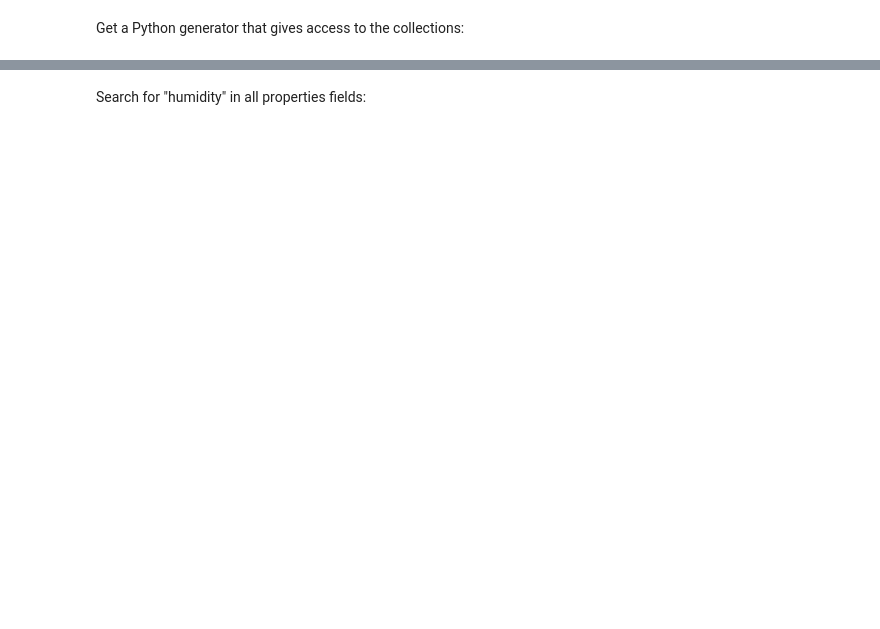
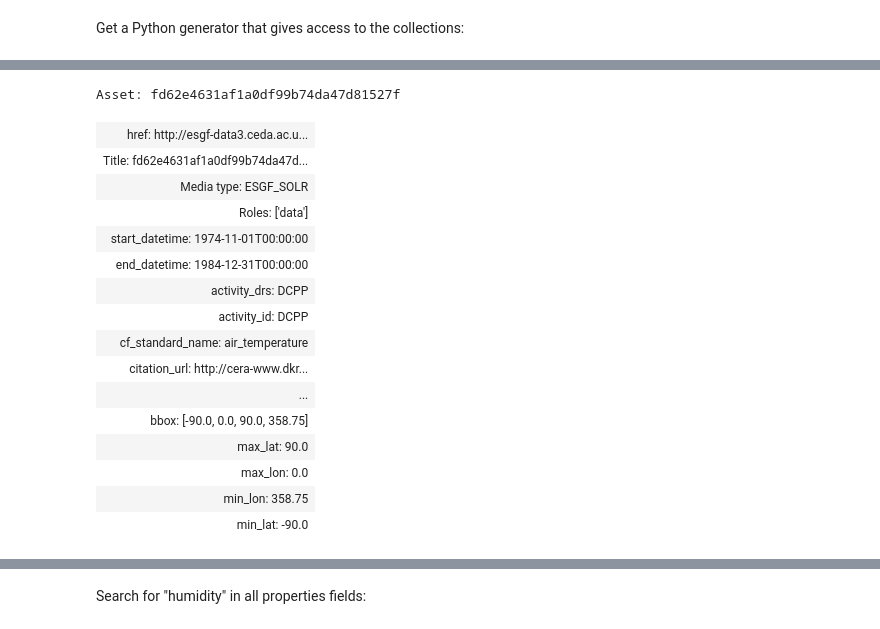
Before and after one commit to cedadev/pystac-client, a Jupyter notebook: esgf-search-stac.ipynb, the cells around one changed output, grey strips where cells are left out. Cells and saved outputs as stored; diff of their text form; code cells hidden in the pictures; blank space fills up the shorter version.

```diff
--- a/esgf-search-stac.ipynb
+++ b/esgf-search-stac.ipynb
@@ -82,5 +190,6 @@ coll.to_dict()
 # %%
-item_iter = client.search().items()
-item = next(item_iter)
-item
+%%time
+s = client.search()
+n_records = s.matched()
+print(f"Found {n_records} items.")
 # %% [output]
@@ -125,0 +199,7 @@ Link:
+# %%
+%%time
+# Get first item and look at it
+item = next(s.items())
+item
+
+# NOTE: ignore 'assets' property. Use 'links::rel=="assets"'
@@ -138,0 +346,3 @@ assets[-1].to_dict()
+# %%
+%%time
+assets = item.get_assets()
@@ -138,0 +352,21 @@ assets[-1].to_dict()
+# %%
+asset = next(assets)
+asset
+# %% [output]
+Asset: fd62e4631af1a0df99b74da47d81527f
+| href: http://esgf-data3.ceda.ac.u... |
+| Title: fd62e4631af1a0df99b74da47d... |
+| Media type: ESGF_SOLR |
+| Roles: ['data'] |
+| start_datetime: 1974-11-01T00:00:00 |
+| end_datetime: 1984-12-31T00:00:00 |
+| activity_drs: DCPP |
+| activity_id: DCPP |
+| cf_standard_name: air_temperature |
+| citation_url: http://cera-www.dkr... |
+| ... |
+| bbox: [-90.0, 0.0, 90.0, 358.75] |
+| max_lat: 90.0 |
+| max_lon: 0.0 |
+| min_lon: 358.75 |
+| min_lat: -90.0 |
```
Also changed, not shown: parts of 64 cells of this notebook, 1 other file.
